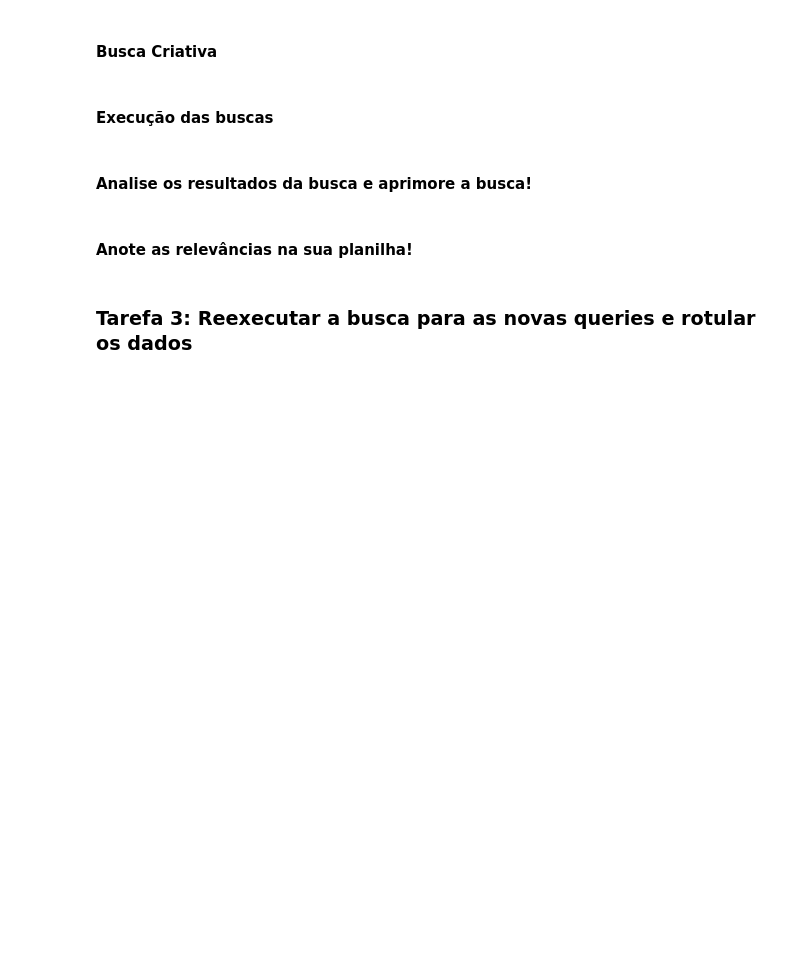
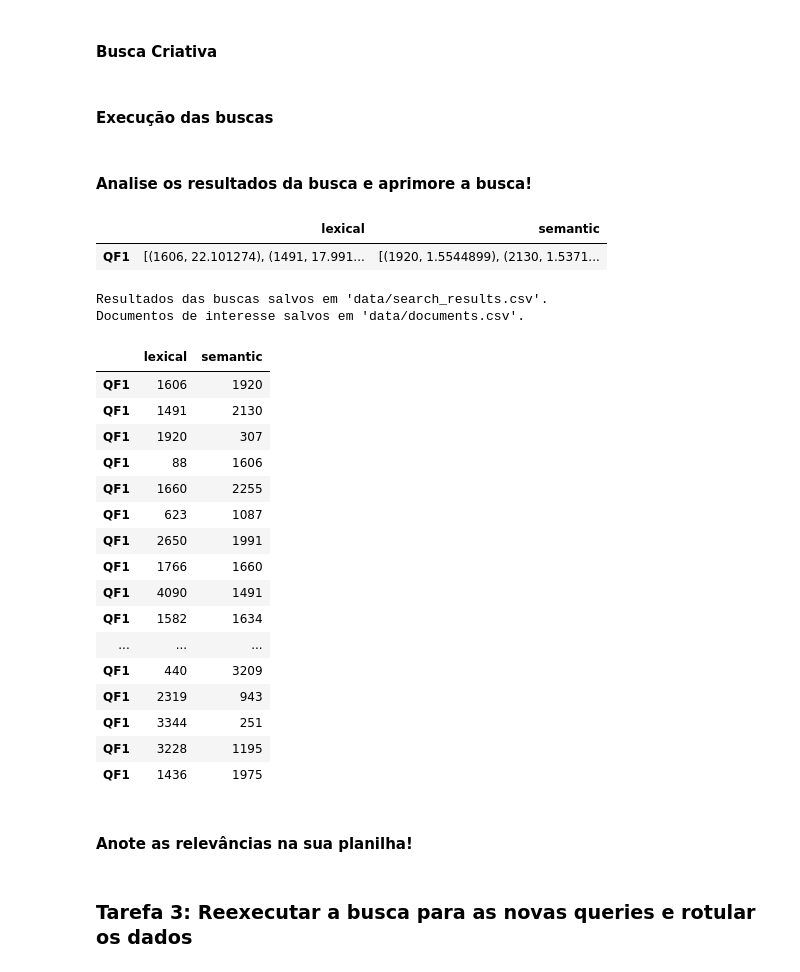
Before and after one commit to MayaBrito/LabElasticSearch---Group8, a Jupyter notebook: lab.ipynb, the cells around one changed output. Cells and saved outputs as stored; diff of their text form; code cells hidden in the pictures; blank space fills up the shorter version.

Commit message:
feat: export result search to csv

```diff
--- a/lab.ipynb
+++ b/lab.ipynb
@@ -325,9 +346,9 @@ QP2 = "Existem leis anti discriminação e violência política no Brasil?"
 
 queries = OrderedDict()
 queries["QF1"] = QF1
-queries["QF2"] = QF2
-queries["QP1"] = QP1
-queries["QP2"] = QP2
+#queries["QF2"] = QF2
+#queries["QP1"] = QP1
+#queries["QP2"] = QP2
 # %% [markdown]
 #### Busca Léxica
 # %%
@@ -366,7 +387,7 @@ def lexical_search(queries: dict[str, str]):
 def semantic_search(queries: dict[str, str]):
     semantic_results = {}
 
-    for query in queries:
+    for query_id, query in queries.items():
         # Aplica todos os pré-processamentos aos dados
         for preprocessing_step in preprocessing_steps:
             query = preprocessing_step(query)
@@ -395,7 +416,7 @@ def semantic_search(queries: dict[str, str]):
         for hit in response["hits"]["hits"]:
             hits_results.append((hit["_source"]["doc_id"], hit["_score"]))
 
-        semantic_results[query] = hits_results
+        semantic_results[query_id] = hits_results
 
     return semantic_results
 # %% [markdown]
@@ -434,31 +455,54 @@ def run_all_searches(queries: dict[str, str]):
 all_search_results = run_all_searches(queries)
 search_results_df = pd.DataFrame(all_search_results)
 search_results_df
+# %% [output]
+|  | lexical | semantic |
+| QF1 | [(1606, 22.101274), (1491, 17.991... | [(1920, 1.5544899), (2130, 1.5371... |
 # %%
 def generate_exploded_df(search_results_df):
     exploded_search_results_df = pd.concat([search_results_df[col].explode() for col in search_results_df.columns], axis=1)
     exploded_search_results_df = exploded_search_results_df.apply(lambda l: [doc_id for doc_id, _ in l])
     return exploded_search_results_df
 
 def generate_found_docs_text_df(exploded_search_results_df, all_docs_df):
     # Recupera os ids únicos dos documentos
     documents_ids = set(exploded_search_results_df.to_numpy().flatten().tolist())
 
     # Salva os textos e os ids dos documetnos que foram encontrados ems usas buscas
-    documents_df = all_docs_df[all_docs_df["doc_id"].isin(documents_ids)][["Texto processado", "doc_id"]]
+    documents_df = all_docs_df[all_docs_df["doc_id"].isin(documents_ids)][["Texto processado", "doc_id", "Texto completo"]]
     return documents_df
 
 exploded_df = generate_exploded_df(search_results_df)
 found_docs_text_df = generate_found_docs_text_df(exploded_df, all_docs_df=df)
 
 def save_results_to_file(exploded_df: pd.DataFrame,
                          found_docs_text_df: pd.DataFrame,
                          exploded_df_save_filepath: str = "data/search_results.csv",
                          found_docs_text_save_filepath: str = "data/documents.csv"):
     exploded_df.to_csv(exploded_df_save_filepath)
     found_docs_text_df.to_csv(found_docs_text_save_filepath)
     print("Resultados das buscas salvos em 'data/search_results.csv'.")
     print("Documentos de interesse salvos em 'data/documents.csv'.")
 
 save_results_to_file(exploded_df, found_docs_text_df)
 exploded_df
+# %% [output]
+Resultados das buscas salvos em 'data/search_results.csv'.
+Documentos de interesse salvos em 'data/documents.csv'.
+|  | lexical | semantic |
+| QF1 | 1606 | 1920 |
+| QF1 | 1491 | 2130 |
+| QF1 | 1920 | 307 |
+| QF1 | 88 | 1606 |
+| QF1 | 1660 | 2255 |
+| QF1 | 623 | 1087 |
+| QF1 | 2650 | 1991 |
+| QF1 | 1766 | 1660 |
+| QF1 | 4090 | 1491 |
+| QF1 | 1582 | 1634 |
+| ... | ... | ... |
+| QF1 | 440 | 3209 |
+| QF1 | 2319 | 943 |
+| QF1 | 3344 | 251 |
+| QF1 | 3228 | 1195 |
+| QF1 | 1436 | 1975 |
```
Also changed, not shown: parts of 7 cells of this notebook, 1 other file.
